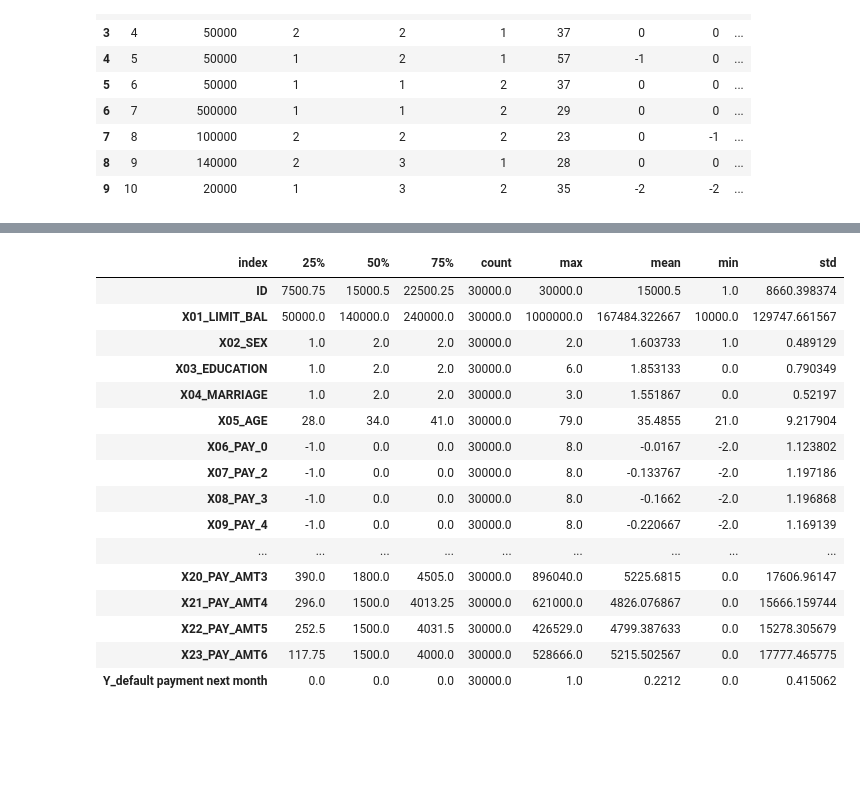
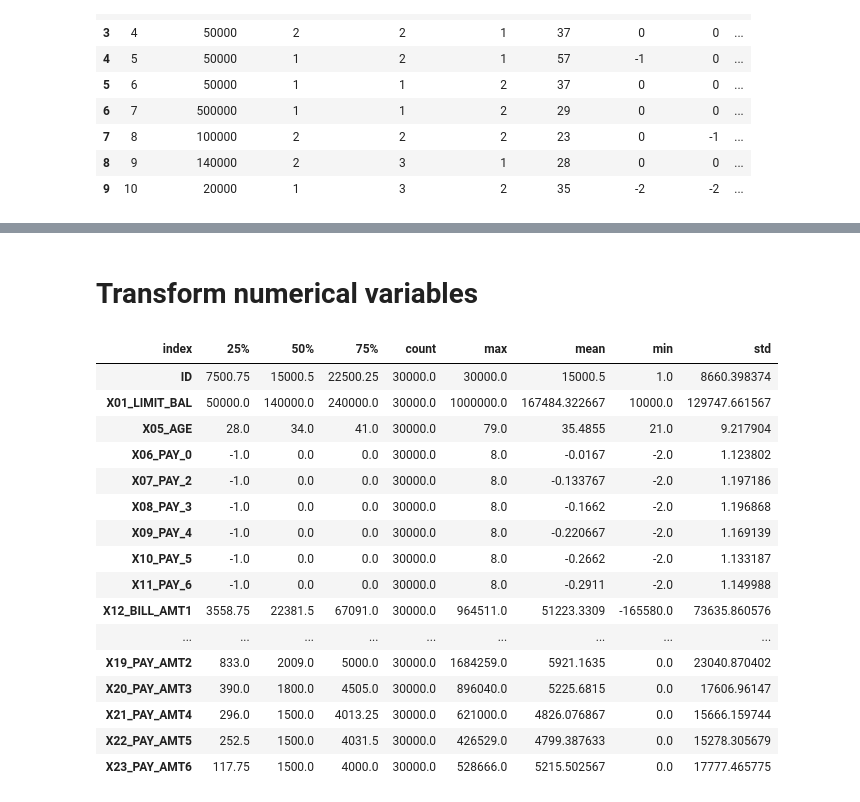
Before and after one commit to BenFlint123/ML_PD_Model, a Jupyter notebook: notebooks/00_EDA_Taiwan_dataset.ipynb, the cells around one changed output, grey strips where cells are left out. Cells and saved outputs as stored; diff of their text form; code cells hidden in the pictures; blank space fills up the shorter version.

```diff
--- a/notebooks/00_EDA_Taiwan_dataset.ipynb
+++ b/notebooks/00_EDA_Taiwan_dataset.ipynb
@@ -139,0 +182,3 @@ description_df = df.describe()
+# %%
+uniques = df.nunique().sort_values()
+uniques
@@ -139,0 +203,11 @@ description_df = df.describe()
+# %%
+cat_vars = list(uniques[uniques <= CATEGORICAL_THRESHOLD].index.sort_values())
+num_vars= list(uniques[uniques > CATEGORICAL_THRESHOLD].index.sort_values())
+print(f"Low order variables: {cat_vars}\n")
+print(f"Numerical variables: {num_vars}\n")
+
+for c in cat_vars:
+    vc = df[c].value_counts(dropna=False).sort_index().to_frame('n')
+    vc['pct'] = (vc.n / len(df) * 100).round(1)
+    print(f"\n--- {c} ---")
+    print(vc)
@@ -139,0 +234,2 @@ description_df = df.describe()
+# %%
+num_vars += ['X06_PAY_0', 'X07_PAY_2', 'X08_PAY_3', 'X09_PAY_4', 'X10_PAY_5', 'X11_PAY_6']
@@ -139,0 +246,10 @@ description_df = df.describe()
+# %%
+df['X03_EDUCATION'] = df['X03_EDUCATION'].replace(EDUCATION_MAP)
+df['X04_MARRIAGE'] = df['X04_MARRIAGE'].replace(MARRIAGE_MAP)
+cat_vars = [cv for cv in cat_vars if cv not in ['X06_PAY_0', 'X07_PAY_2', 'X08_PAY_3', 'X09_PAY_4', 'X10_PAY_5', 'X11_PAY_6']]
+
+for c in cat_vars:
+    vc = df[c].value_counts(dropna=False).sort_index().to_frame('n')
+    vc['pct'] = (vc.n / len(df) * 100).round(1)
+    print(f"\n--- {c} ---")
+    print(vc)
@@ -140,22 +274,24 @@ description_df = df.describe()
+# %% [markdown]
+# Transform numerical variables
 # %%
-description_df = df.describe()
+description_df = df[num_vars].describe()
 description_df = pd.pivot_table(description_df.reset_index(), columns='index')
 description_df
 # %% [output]
 | index | 25% | 50% | 75% | count | max | mean | min | std |
 | ID | 7500.75 | 15000.5 | 22500.25 | 30000.0 | 30000.0 | 15000.5 | 1.0 | 8660.398374 |
 | X01_LIMIT_BAL | 50000.0 | 140000.0 | 240000.0 | 30000.0 | 1000000.0 | 167484.322667 | 10000.0 | 129747.661567 |
-| X02_SEX | 1.0 | 2.0 | 2.0 | 30000.0 | 2.0 | 1.603733 | 1.0 | 0.489129 |
-| X03_EDUCATION | 1.0 | 2.0 | 2.0 | 30000.0 | 6.0 | 1.853133 | 0.0 | 0.790349 |
-| X04_MARRIAGE | 1.0 | 2.0 | 2.0 | 30000.0 | 3.0 | 1.551867 | 0.0 | 0.52197 |
 | X05_AGE | 28.0 | 34.0 | 41.0 | 30000.0 | 79.0 | 35.4855 | 21.0 | 9.217904 |
 | X06_PAY_0 | -1.0 | 0.0 | 0.0 | 30000.0 | 8.0 | -0.0167 | -2.0 | 1.123802 |
 | X07_PAY_2 | -1.0 | 0.0 | 0.0 | 30000.0 | 8.0 | -0.133767 | -2.0 | 1.197186 |
 | X08_PAY_3 | -1.0 | 0.0 | 0.0 | 30000.0 | 8.0 | -0.1662 | -2.0 | 1.196868 |
 | X09_PAY_4 | -1.0 | 0.0 | 0.0 | 30000.0 | 8.0 | -0.220667 | -2.0 | 1.169139 |
+| X10_PAY_5 | -1.0 | 0.0 | 0.0 | 30000.0 | 8.0 | -0.2662 | -2.0 | 1.133187 |
+| X11_PAY_6 | -1.0 | 0.0 | 0.0 | 30000.0 | 8.0 | -0.2911 | -2.0 | 1.149988 |
+| X12_BILL_AMT1 | 3558.75 | 22381.5 | 67091.0 | 30000.0 | 964511.0 | 51223.3309 | -165580.0 | 73635.860576 |
 | ... | ... | ... | ... | ... | ... | ... | ... | ... |
+| X19_PAY_AMT2 | 833.0 | 2009.0 | 5000.0 | 30000.0 | 1684259.0 | 5921.1635 | 0.0 | 23040.870402 |
 | X20_PAY_AMT3 | 390.0 | 1800.0 | 4505.0 | 30000.0 | 896040.0 | 5225.6815 | 0.0 | 17606.96147 |
 | X21_PAY_AMT4 | 296.0 | 1500.0 | 4013.25 | 30000.0 | 621000.0 | 4826.076867 | 0.0 | 15666.159744 |
 | X22_PAY_AMT5 | 252.5 | 1500.0 | 4031.5 | 30000.0 | 426529.0 | 4799.387633 | 0.0 | 15278.305679 |
 | X23_PAY_AMT6 | 117.75 | 1500.0 | 4000.0 | 30000.0 | 528666.0 | 5215.502567 | 0.0 | 17777.465775 |
-| Y_default payment next month | 0.0 | 0.0 | 0.0 | 30000.0 | 1.0 | 0.2212 | 0.0 | 0.415062 |
```
Also changed, not shown: parts of 17 cells of this notebook, 6 other files.
